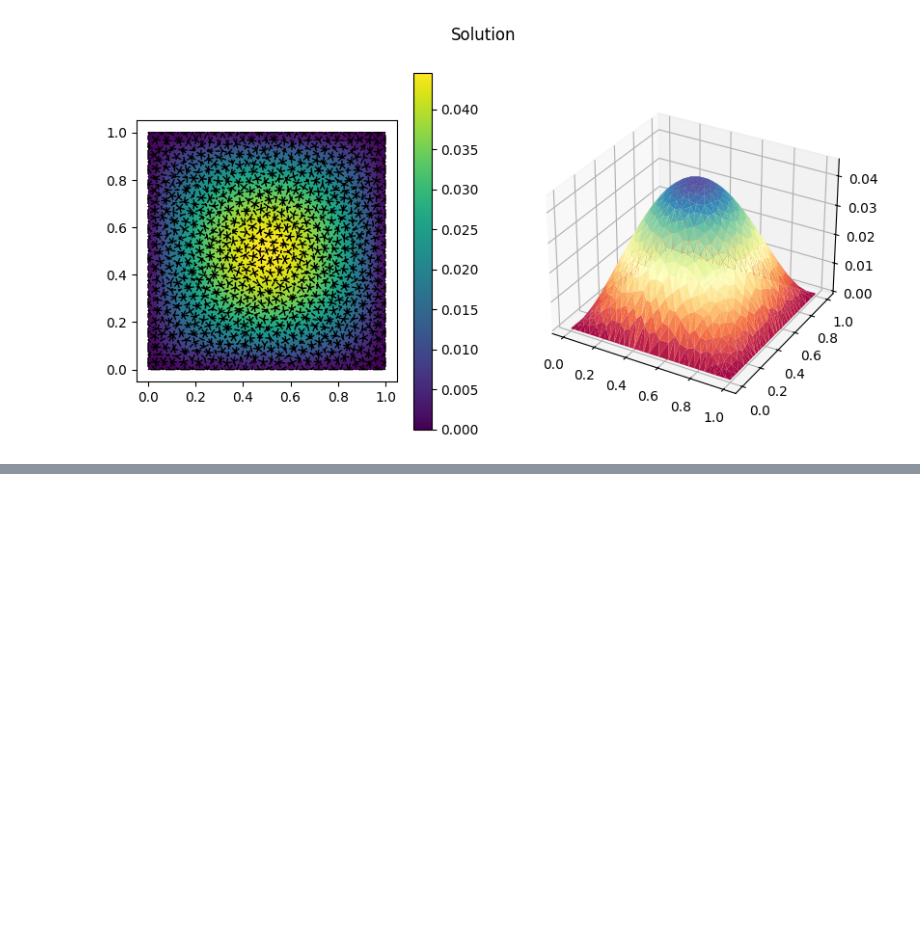
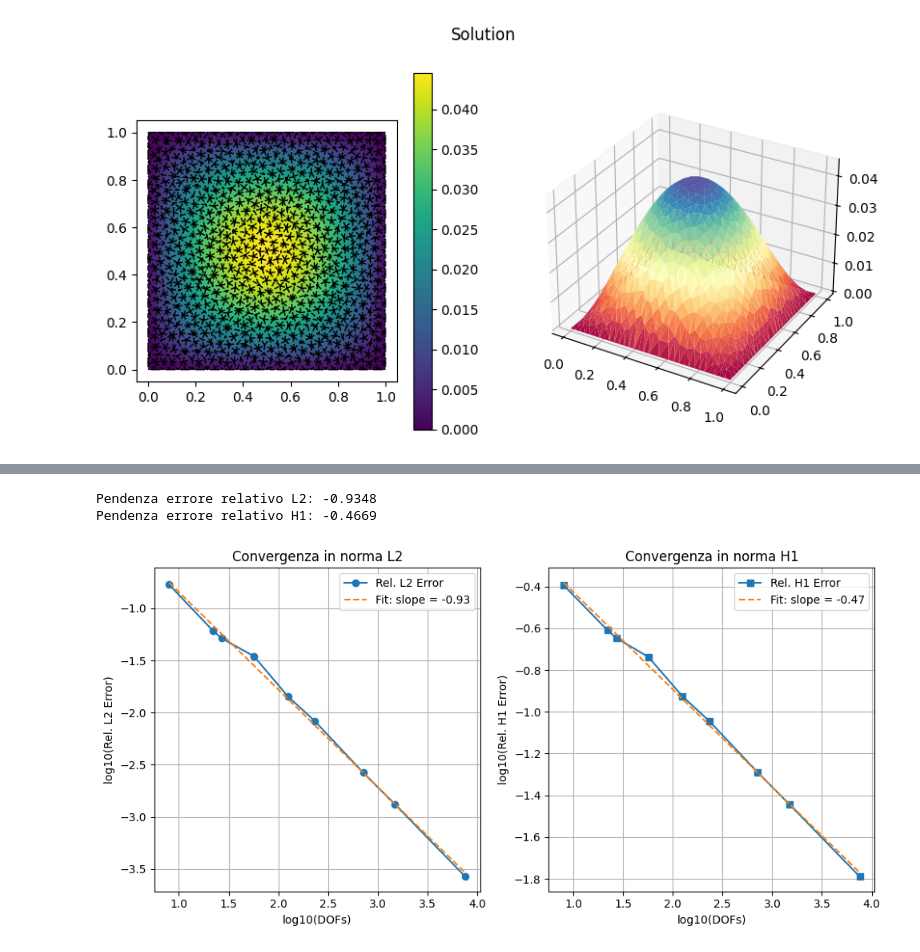
Before and after one commit to aurona23/progetto-MOR, a Jupyter notebook: high_fidelity_trial.ipynb, the cells around one changed output, grey strips where cells are left out. Cells and saved outputs as stored; diff of their text form; code cells hidden in the pictures; blank space fills up the shorter version.

Commit message:
modificato files: errori relativi e convergenza al variare di h

```diff
--- a/high_fidelity_trial.ipynb
+++ b/high_fidelity_trial.ipynb
@@ -314,0 +416,50 @@ gedim.ExportSolutionOnPoints(numQuadraturePoints, quadraturePoints, sol, lib)
+# %%
+import matplotlib.pyplot as plt
+
+# Supponiamo che dofs_errors sia già definito
+# dofs_errors = {dofs1: [rel_L2_err1, rel_H1_err1], dofs2: [...], ...}
+
+# Ordina per numero di DOFs
+dofs_sorted = sorted(dofs_errors.keys())
+log_dofs = np.log10(dofs_sorted)
+rel_L2_errors = [dofs_errors[d][0] for d in dofs_sorted]
+rel_H1_errors = [dofs_errors[d][1] for d in dofs_sorted]
+
+log_rel_L2_errors = np.log10(rel_L2_errors)
+log_rel_H1_errors = np.log10(rel_H1_errors)
+
+# Fit lineare (retta) in scala log-log
+coeffs_L2 = np.polyfit(log_dofs, log_rel_L2_errors, 1)
+coeffs_H1 = np.polyfit(log_dofs, log_rel_H1_errors, 1)
+
+# Stampa pendenze
+print(f"Pendenza errore relativo L2: {coeffs_L2[0]:.4f}")
+print(f"Pendenza errore relativo H1: {coeffs_H1[0]:.4f}")
+
+# Plot L2
+plt.figure(figsize=(10, 5))
+plt.subplot(1, 2, 1)
+plt.plot(log_dofs, log_rel_L2_errors, 'o-', label='Rel. L2 Error')
+plt.plot(log_dofs, np.polyval(coeffs_L2, log_dofs), '--', label=f'Fit: slope = {coeffs_L2[0]:.2f}')
+plt.xlabel('log10(DOFs)')
+plt.ylabel('log10(Rel. L2 Error)')
+plt.title('Convergenza in norma L2')
+plt.legend()
+plt.grid(True)
+
+# Plot H1
+plt.subplot(1, 2, 2)
+plt.plot(log_dofs, log_rel_H1_errors, 's-', label='Rel. H1 Error')
+plt.plot(log_dofs, np.polyval(coeffs_H1, log_dofs), '--', label=f'Fit: slope = {coeffs_H1[0]:.2f}')
+plt.xlabel('log10(DOFs)')
+plt.ylabel('log10(Rel. H1 Error)')
+plt.title('Convergenza in norma H1')
+plt.legend()
+plt.grid(True)
+
+plt.tight_layout()
+plt.show()
+# %% [output]
+Pendenza errore relativo L2: -0.9348
+Pendenza errore relativo H1: -0.4669
+[figure, added]
```
Also changed, not shown: parts of 1 cell of this notebook, 2 other files.
